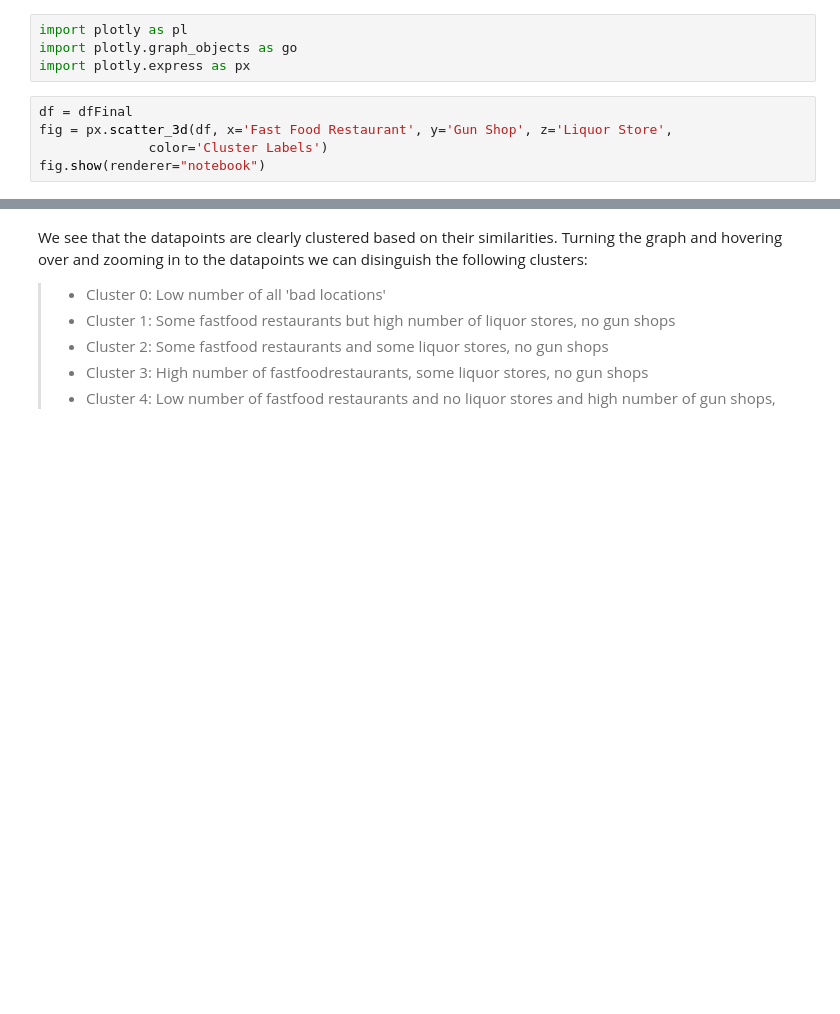
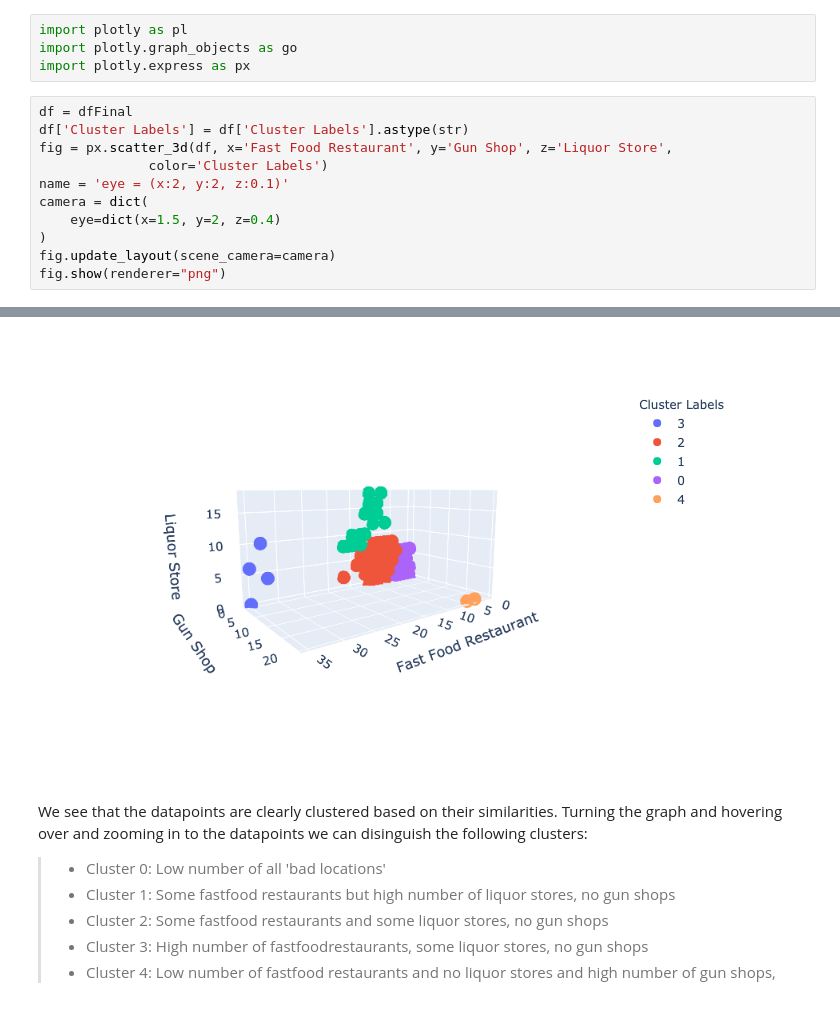
Before and after one commit to wb1209/Coursera_Capstone, a Jupyter notebook: final5.ipynb, the cells around one changed output, grey strips where cells are left out. Cells and saved outputs as stored; diff of their text form; blank space fills up the shorter version.

```diff
--- a/final5.ipynb
+++ b/final5.ipynb
@@ -512,7 +512,13 @@ import plotly.graph_objects as go
 import plotly.express as px
 # %%
 df = dfFinal
+df['Cluster Labels'] = df['Cluster Labels'].astype(str)
 fig = px.scatter_3d(df, x='Fast Food Restaurant', y='Gun Shop', z='Liquor Store',
               color='Cluster Labels')
-fig.show(renderer="notebook")
+name = 'eye = (x:2, y:2, z:0.1)'
+camera = dict(
+    eye=dict(x=1.5, y=2, z=0.4)
+)
+fig.update_layout(scene_camera=camera)
+fig.show(renderer="png")
 # %% [output]
@@ -521,3 +525,4 @@ fig.show(renderer="notebook")
+[figure, added]
 # %% [markdown]
 We see that the datapoints are clearly clustered based on their similarities.
 Turning the graph and hovering over and zooming in to the datapoints we can disinguish the following clusters:
```
Also changed, not shown: parts of 1 cell of this notebook.
